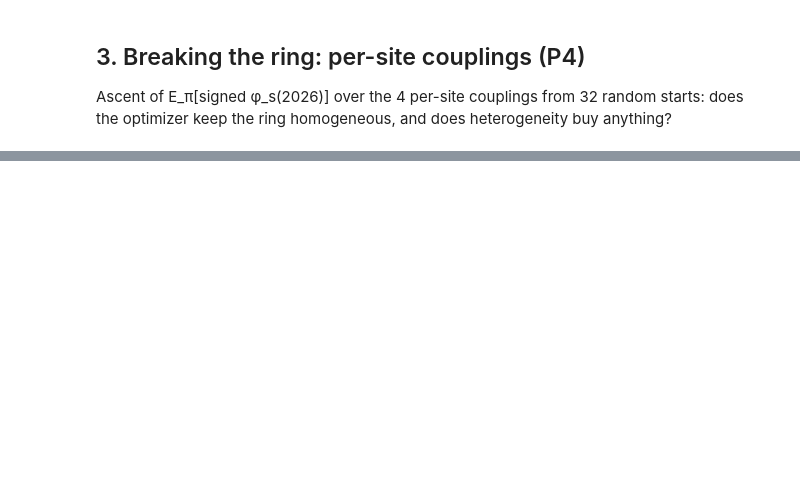
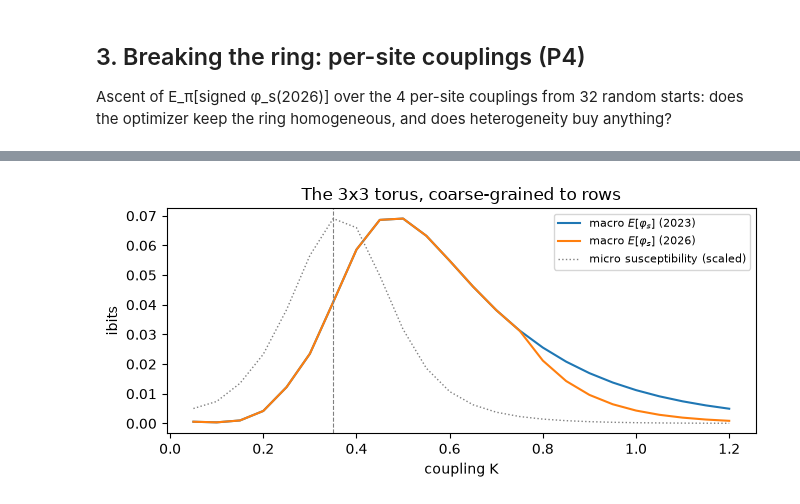
Before and after one commit to maxencefaldor/iitx, a Jupyter notebook: experiments/e05_ising_criticality.ipynb, the cells around one changed output, grey strips where cells are left out. Saved outputs shown, nothing was run; the diff lists cells and outputs as text; code cells hidden in the pictures; blank space fills up the shorter version.

```diff
--- a/experiments/e05_ising_criticality.ipynb
+++ b/experiments/e05_ising_criticality.ipynb
@@ -297,0 +398,84 @@ the black-boxing frontier.
+# %%
+from iitx import transforms
+
+N_LATTICE, Q_MICRO = 9, 512
+NEIGHBORS = jnp.asarray(
+	[
+		[3 * ((r + 1) % 3) + c, 3 * ((r - 1) % 3) + c, 3 * r + (c + 1) % 3, 3 * r + (c - 1) % 3]
+		for r in range(3)
+		for c in range(3)
+	]
+)
+MICRO_BITS = jnp.asarray(
+	[[(s >> i) & 1 for i in range(N_LATTICE)] for s in range(Q_MICRO)], dtype=jnp.float64
+)
+MICRO_SPINS = 2.0 * MICRO_BITS - 1.0
+PARTITION = ((0, 1, 2), (3, 4, 5), (6, 7, 8))
+GROUPINGS = tuple(tuple(bin(s).count("1") for s in range(8)) for _ in range(3))
+MACRO_STATES = jnp.asarray([[m % 4, (m // 4) % 4, m // 16] for m in range(64)], dtype=jnp.int32)
+MACRO_OF_MICRO = np.array(
+	[
+		int(bin(s & 7).count("1") + 4 * bin((s >> 3) & 7).count("1") + 16 * bin(s >> 6).count("1"))
+		for s in range(Q_MICRO)
+	]
+)
+
+
+def lattice_probs(k):
+	field = k * MICRO_SPINS[:, NEIGHBORS].sum(axis=2)
+	return jax.nn.sigmoid(2.0 * field)
+
+
+def lattice_tpm(probs):
+	on = MICRO_BITS[None, :, :]
+	return jnp.prod(jnp.where(on == 1, probs[:, None, :], 1 - probs[:, None, :]), axis=2)
+
+
+def lattice_point(k):
+	probs = lattice_probs(k)
+	micro = System.from_state_by_node(probs)
+	tpm = lattice_tpm(probs)
+	pi_micro = stationary(tpm)
+	pi_macro = jax.ops.segment_sum(pi_micro, jnp.asarray(MACRO_OF_MICRO), num_segments=64)
+	m2 = jnp.sum(pi_micro * jnp.mean(MICRO_SPINS, axis=1) ** 2)
+	macro = transforms.coarse_grain(micro, PARTITION, GROUPINGS)
+	phi23 = jax.vmap(lambda s: iit4.system_phi(macro, s).phi)(MACRO_STATES)
+	phi26 = jax.vmap(lambda s: iit4.system_phi(macro, s, version="2026").phi)(MACRO_STATES)
+	return jnp.sum(pi_macro * phi23), jnp.sum(pi_macro * phi26), m2
+
+
+K_LATTICE = np.linspace(0.05, 1.2, 24)
+start = time.perf_counter()
+lattice = jax.jit(jax.vmap(lattice_point))(jnp.asarray(K_LATTICE))
+e23_macro, e26_macro, m2_micro = (np.asarray(x) for x in lattice)
+chi_micro = np.gradient(m2_micro, K_LATTICE)
+kstar = K_LATTICE[np.argmax(chi_micro)]
+print(f"lattice sweep in {time.perf_counter() - start:,.0f} s")
+print(f"micro crossover K* = {kstar:.3f} (infinite-2D critical coupling ~ 0.441)")
+print(
+	f"macro E[phi23]: argmax K = {K_LATTICE[np.argmax(e23_macro)]:.2f}, "
+	f"value at K_max {e23_macro[-1]:.4f}, peak value {e23_macro.max():.4f}"
+)
+print(
+	f"macro E[phi26]: argmax K = {K_LATTICE[np.argmax(e26_macro)]:.2f}, "
+	f"peak value {e26_macro.max():.4f}"
+)
+
+plt.figure(figsize=(6.8, 3.2))
+plt.plot(K_LATTICE, e23_macro, label=r"macro $E[\varphi_s]$ (2023)", color="tab:blue")
+plt.plot(K_LATTICE, e26_macro, label=r"macro $E[\varphi_s]$ (2026)", color="tab:orange")
+plt.plot(
+	K_LATTICE,
+	chi_micro / chi_micro.max() * max(e23_macro.max(), e26_macro.max()),
+	color="gray",
+	lw=1,
+	ls=":",
+	label="micro susceptibility (scaled)",
+)
+plt.axvline(kstar, color="gray", lw=0.8, ls="--")
+plt.xlabel("coupling K")
+plt.ylabel("ibits")
+plt.legend(fontsize=8)
+plt.title("The 3x3 torus, coarse-grained to rows")
+plt.tight_layout()
+# %% [output]
@@ -297,0 +486 @@ the black-boxing frontier.
+[figure, added]
```
Also changed, not shown: parts of 12 cells of this notebook, 2 other files.
